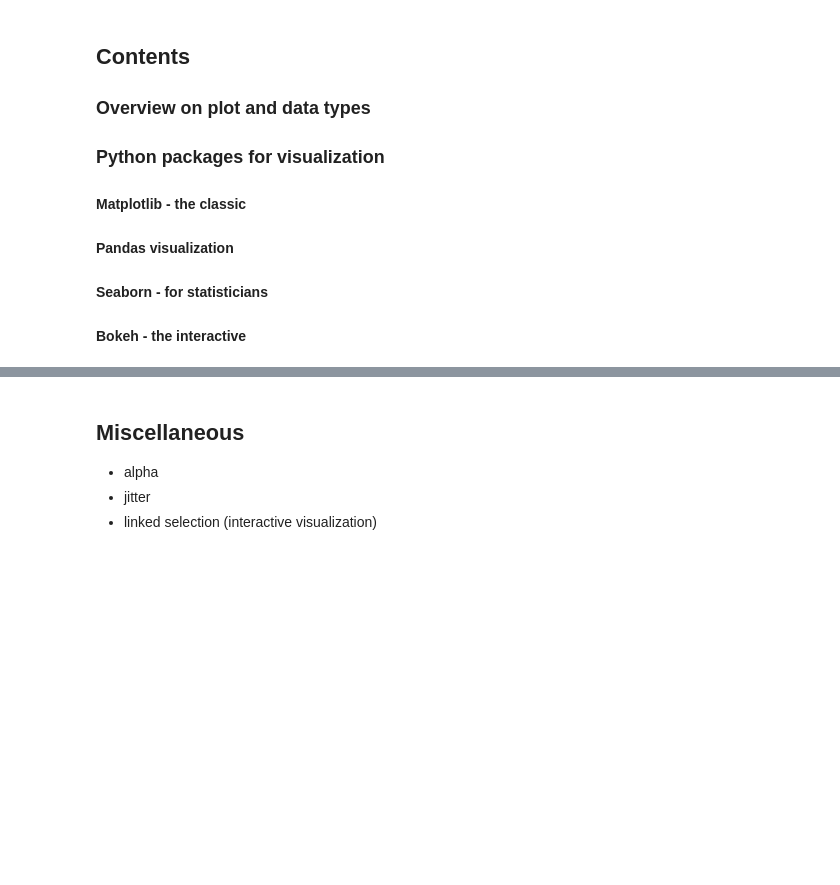
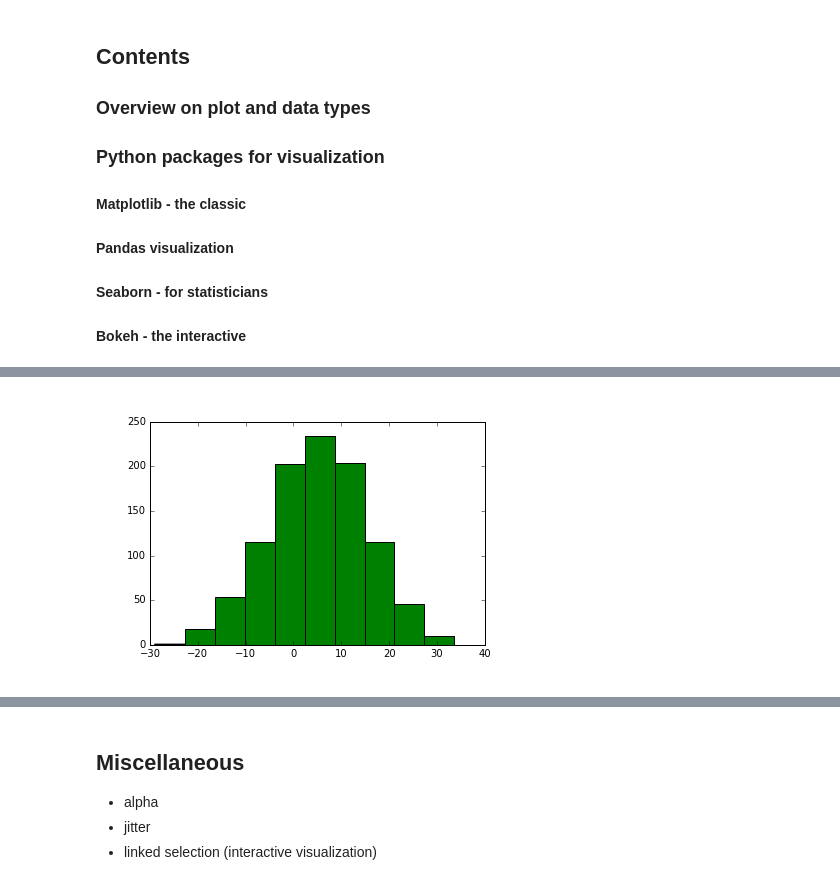
Before and after one commit to gurbanics/pytech-vis, a Jupyter notebook: notebooks/MainSlides.ipynb, the cells around one changed output, grey strips where cells are left out. Cells and saved outputs as stored; diff of their text form; code cells hidden in the pictures; blank space fills up the shorter version.

Commit message:
initial breakdown of plot types

```diff
--- a/notebooks/MainSlides.ipynb
+++ b/notebooks/MainSlides.ipynb
@@ -72,0 +82,12 @@ Why visualize?
+# %%
+# importing matplotlib as usual
+import numpy as np
+import matplotlib.pyplot as plt
+%config InlineBackend.print_figure_kwargs = {'bbox_inches': None}
+%matplotlib inline
+from IPython.display import set_matplotlib_formats
+set_matplotlib_formats('pdf', 'png', 'svg')
+
+sigma = 10
+mu = 5
+normal_random = np.random.randn(1000) * sigma + mu;
@@ -72,0 +100,4 @@ Why visualize?
+# %%
+plt.hist(normal_random, color="g"); # N(5, 10)
+# %% [output]
+[figure, added]
```
Also changed, not shown: parts of 10 cells of this notebook, 1 other file.
